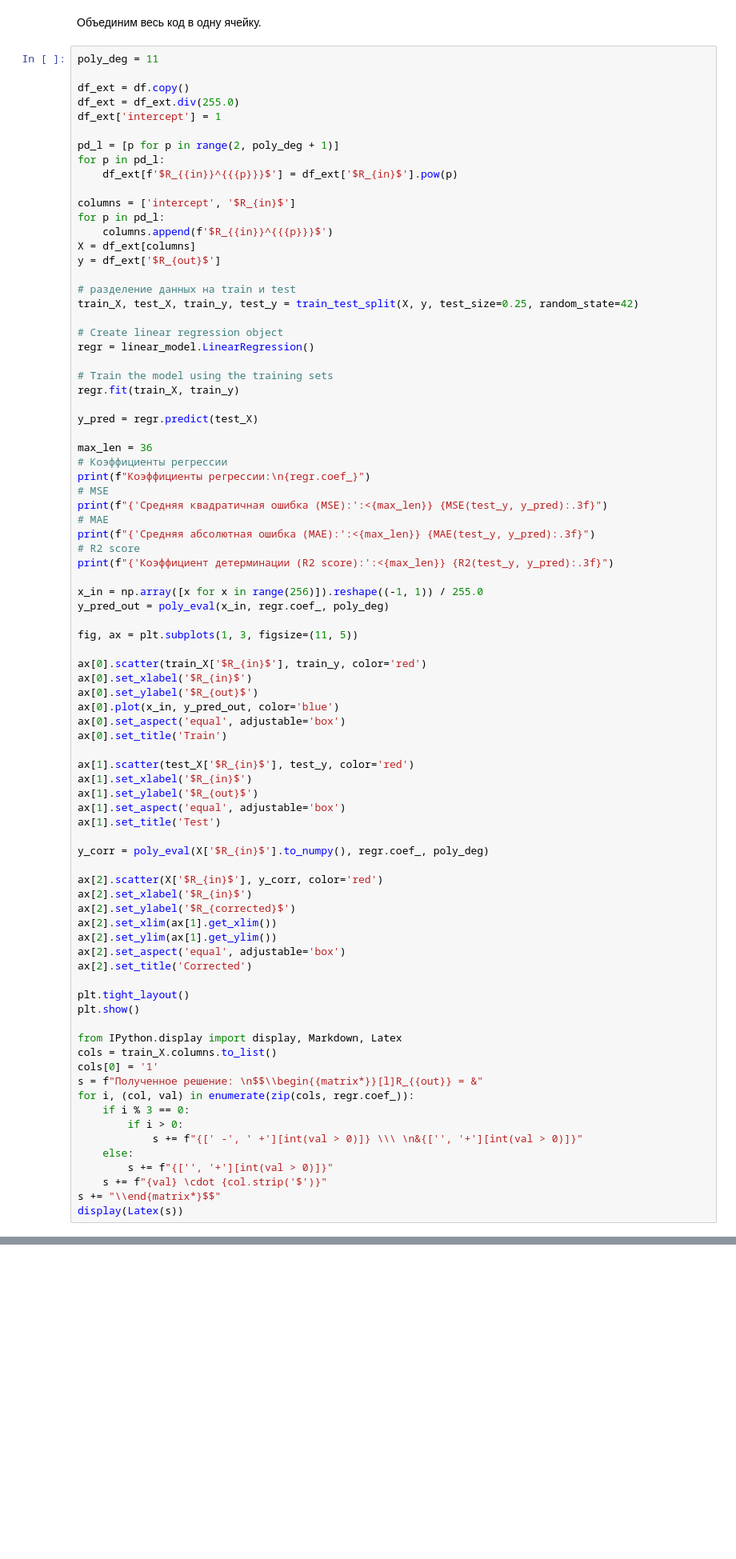
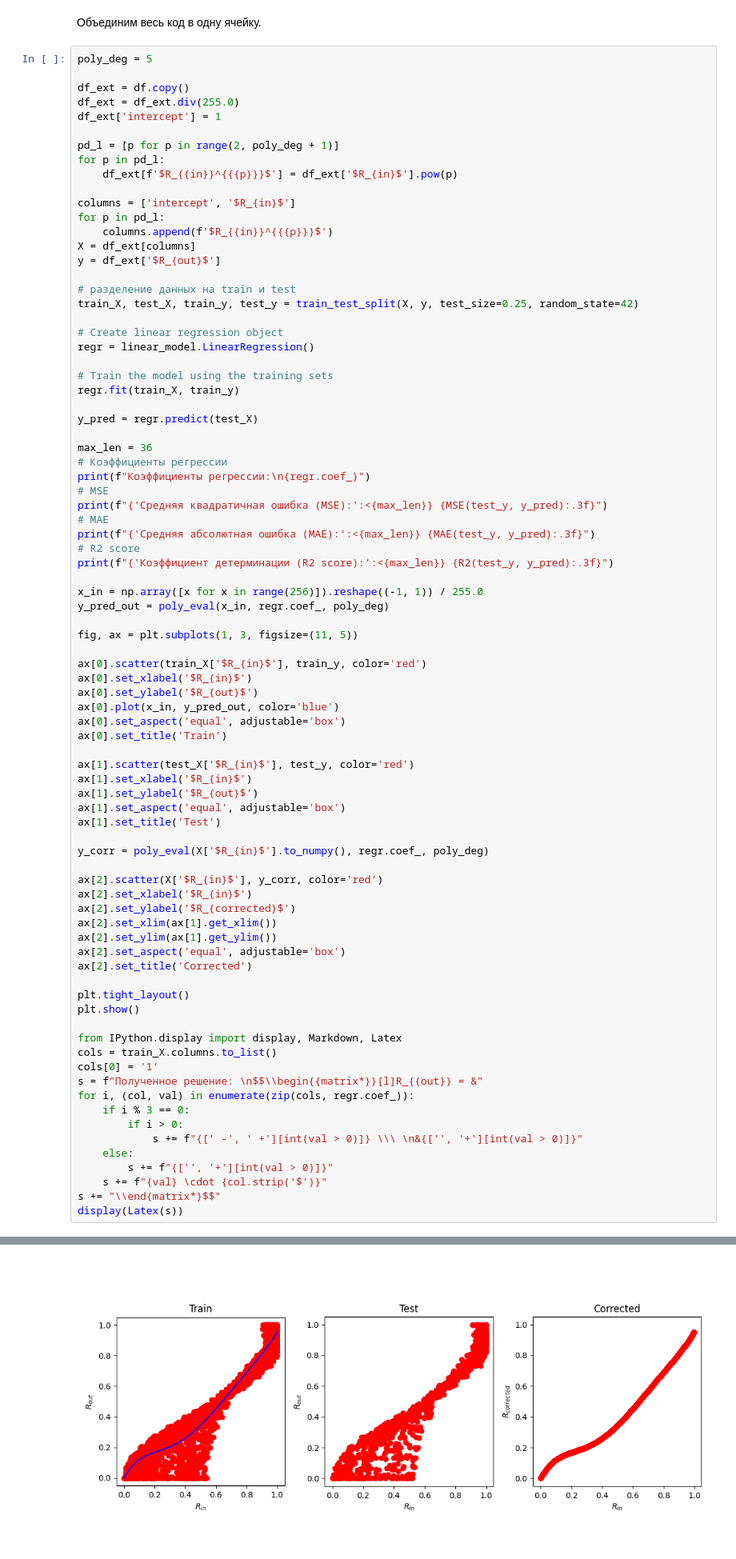
Before and after one commit to underburned/ait-ph, a Jupyter notebook: lectures/lecture_5/lecture_5.ipynb, the cells around one changed output, grey strips where cells are left out. Shown at 80% size. Drawn from its saved outputs; the diff is of its cells as text; blank space fills up the shorter version.

```diff
--- a/lectures/lecture_5/lecture_5.ipynb
+++ b/lectures/lecture_5/lecture_5.ipynb
@@ -544,7 +707,7 @@ plt.show()
 # %% [markdown]
 Объединим весь код в одну ячейку.
 # %%
-poly_deg = 11
+poly_deg = 5
 
 df_ext = df.copy()
 df_ext = df_ext.div(255.0)
@@ -625,3 +788,4 @@ for i, (col, val) in enumerate(zip(cols, regr.coef_)):
     s += f"{val} \cdot {col.strip('$')}"
 s += "\\end{matrix*}$$"
 display(Latex(s))
+# %% [output]
@@ -627,0 +798 @@ display(Latex(s))
+[figure, added]
```
Also changed, not shown: parts of 30 cells of this notebook.
